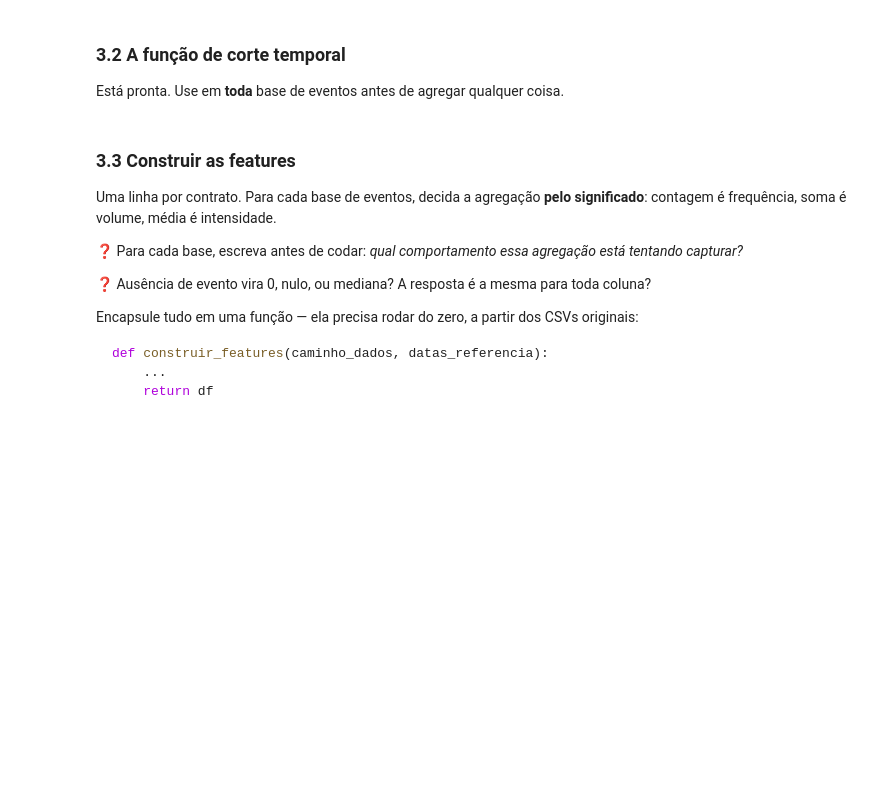
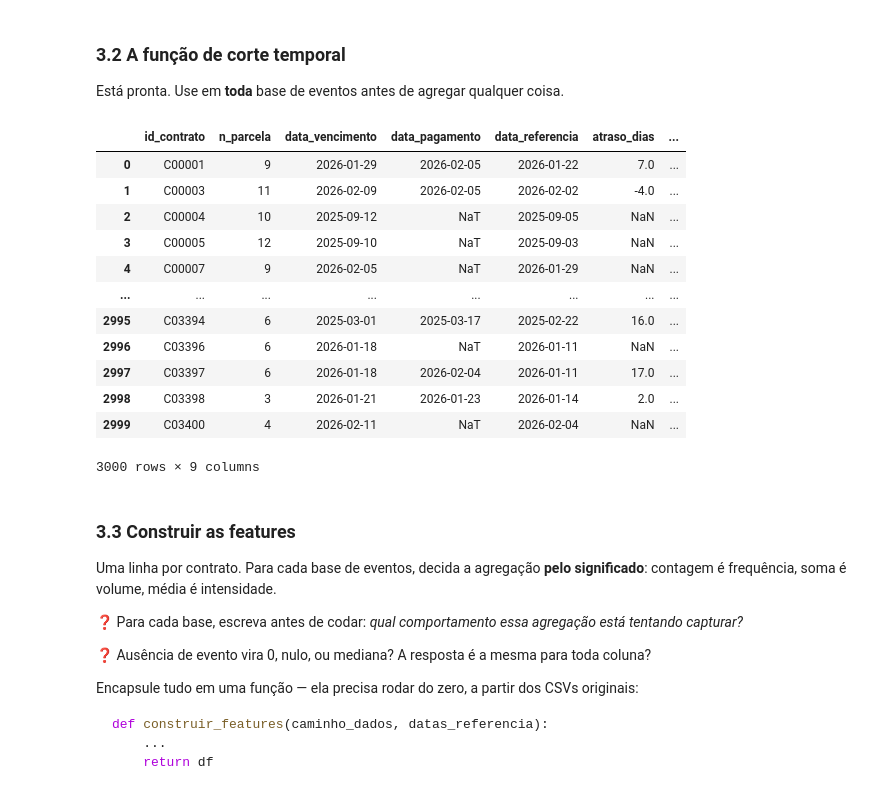
Before and after one commit to raicasale/bemlar, a Jupyter notebook: enunciado.ipynb, the cells around one changed output. Saved outputs shown, nothing was run; the diff lists cells and outputs as text; code cells hidden in the pictures; blank space fills up the shorter version.

```diff
--- a/enunciado.ipynb
+++ b/enunciado.ipynb
@@ -228,0 +379,14 @@ df_inventario
+# %%
+# ── Aplicar tratamento: imputar renda_declarada == 0 com a mediana ──
+mediana_renda = contratos.loc[contratos['renda_declarada'] > 0, 'renda_declarada'].median()
+
+n_antes = (contratos['renda_declarada'] == 0).sum()
+contratos.loc[contratos['renda_declarada'] == 0, 'renda_declarada'] = mediana_renda
+n_depois = (contratos['renda_declarada'] == 0).sum()
+
+print(f"Contratos com renda = 0 ANTES:  {n_antes}")
+print(f"Contratos com renda = 0 DEPOIS: {n_depois}")
+print(f"Valor imputado (mediana): R$ {mediana_renda:,.2f}")
+print()
+print("Verificação — describe após tratamento:")
+contratos['renda_declarada'].describe()
@@ -288,7 +467,7 @@ alvo = parcela_ref[[
     "id_contrato", "n_parcela", "data_vencimento", "data_pagamento",
     "data_referencia", "atraso_dias", "inadimplente_30d"
 ]].merge(
-    contratos[["id_contrato", "status_contrato"]], on="id_contrato", how="left"
+    contratos[["id_contrato", "id_cliente", "status_contrato"]], on="id_contrato", how="left"
 )
 
 # ============================================================
@@ -374,6 +553,22 @@ A concordância geral é de **97,9% (2.938/3.000)**, mas existem **62 discordân
 ### 3.2 A função de corte temporal
 
 Está pronta. Use em **toda** base de eventos antes de agregar qualquer coisa.
+# %%
+display(alvo)
+# %% [output]
+|  | id_contrato | n_parcela | data_vencimento | data_pagamento | data_referencia | atraso_dias | ... |
+| 0 | C00001 | 9 | 2026-01-29 | 2026-02-05 | 2026-01-22 | 7.0 | ... |
+| 1 | C00003 | 11 | 2026-02-09 | 2026-02-05 | 2026-02-02 | -4.0 | ... |
+| 2 | C00004 | 10 | 2025-09-12 | NaT | 2025-09-05 | NaN | ... |
+| 3 | C00005 | 12 | 2025-09-10 | NaT | 2025-09-03 | NaN | ... |
+| 4 | C00007 | 9 | 2026-02-05 | NaT | 2026-01-29 | NaN | ... |
+| ... | ... | ... | ... | ... | ... | ... | ... |
+| 2995 | C03394 | 6 | 2025-03-01 | 2025-03-17 | 2025-02-22 | 16.0 | ... |
+| 2996 | C03396 | 6 | 2026-01-18 | NaT | 2026-01-11 | NaN | ... |
+| 2997 | C03397 | 6 | 2026-01-18 | 2026-02-04 | 2026-01-11 | 17.0 | ... |
+| 2998 | C03398 | 3 | 2026-01-21 | 2026-01-23 | 2026-01-14 | 2.0 | ... |
+| 2999 | C03400 | 4 | 2026-02-11 | NaT | 2026-02-04 | NaN | ... |
+3000 rows × 9 columns
 # %%
 def filtra_por_data(df_eventos, chave, col_data, datas_ref, col_ref="data_referencia"):
     """Mantem apenas os eventos ocorridos ATE a data de referencia de cada contrato.
```
Also changed, not shown: parts of 7 cells of this notebook.
